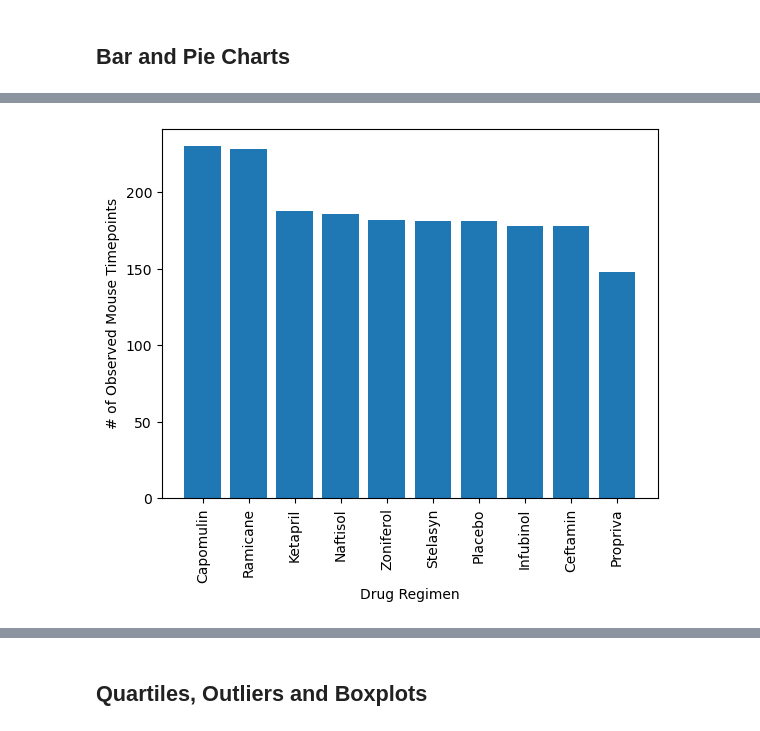
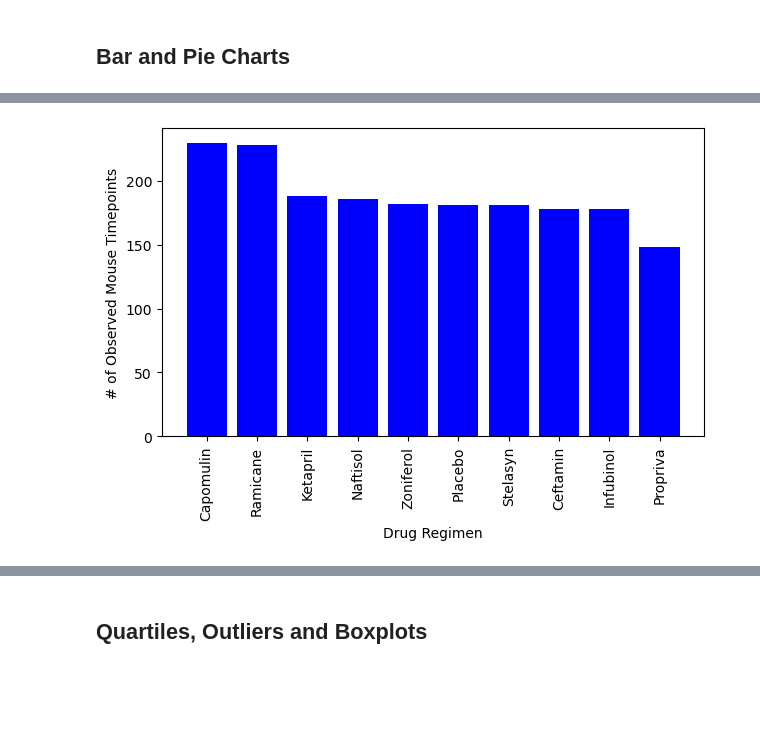
Before and after one commit to tinpham1/matplotlib-challenge-, a Jupyter notebook: main.ipynb, the cells around one changed output, grey strips where cells are left out. Drawn from its saved outputs; the diff is of its cells as text; code cells hidden in the pictures; blank space fills up the shorter version.

```diff
--- a/main.ipynb
+++ b/main.ipynb
@@ -132,3 +192,9 @@ clean_df["Mouse ID"].nunique()
 # %%
 # Generate a bar plot showing the total number of rows (Mouse ID/Timepoints) for each drug regimen using Pandas.
+grouped_mouse_timepoint_data = clean_df.groupby("Drug Regimen")["Timepoint"].count()
+grouped_mouse_timepoint_data = grouped_mouse_timepoint_data.sort_values(ascending = False)
+grouped_mouse_timepoint_plot = grouped_mouse_timepoint_data.plot(kind = "bar", color = "blue", figsize = (7, 4))
+grouped_mouse_timepoint_plot.set_xlabel("Drug Regimen")
+grouped_mouse_timepoint_plot.set_ylabel("# of Observed Mouse Timepoints")
+plt.show()
 # %% [output]
@@ -136,4 +202,10 @@ clean_df["Mouse ID"].nunique()
 # %%
 # Generate a bar plot showing the total number of rows (Mouse ID/Timepoints) for each drug regimen using pyplot.
+plt.figure(figsize = (7, 4))
+plt.bar(x = grouped_mouse_timepoint_data.index, height = grouped_mouse_timepoint_data.values, color = "b")
+plt.xlabel("Drug Regimen")
+plt.ylabel("# of Observed Mouse Timepoints")
+plt.xticks(rotation = 90)
+plt.show()
 # %% [output]
-[figure, old version]
+[figure, new version]
```
Also changed, not shown: parts of 8 cells of this notebook.
